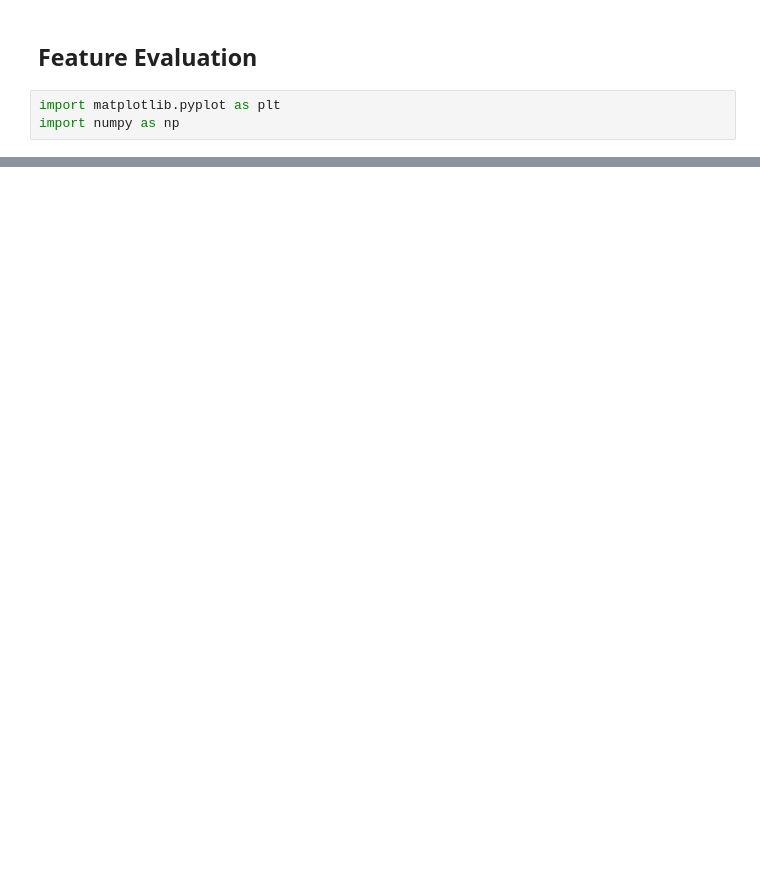
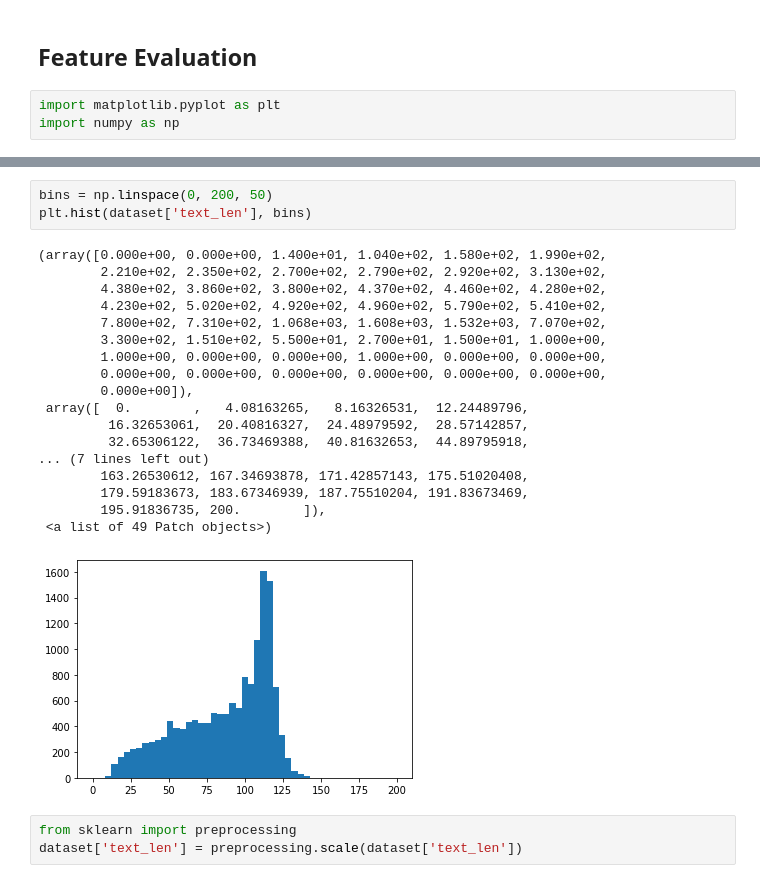
Before and after one commit to bansalrishi/NaturalLanguageProcessing, a Jupyter notebook: Feature Engineering.ipynb, the cells around one changed output, grey strips where cells are left out. Drawn from its saved outputs; the diff is of its cells as text; blank space fills up the shorter version.

```diff
--- a/Feature Engineering.ipynb
+++ b/Feature Engineering.ipynb
@@ -95,0 +96,25 @@ plt.show()
+# %%
+bins = np.linspace(0, 200, 50)
+plt.hist(dataset['text_len'], bins)
+# %% [output]
+(array([0.000e+00, 0.000e+00, 1.400e+01, 1.040e+02, 1.580e+02, 1.990e+02,
+        2.210e+02, 2.350e+02, 2.700e+02, 2.790e+02, 2.920e+02, 3.130e+02,
+        4.380e+02, 3.860e+02, 3.800e+02, 4.370e+02, 4.460e+02, 4.280e+02,
+        4.230e+02, 5.020e+02, 4.920e+02, 4.960e+02, 5.790e+02, 5.410e+02,
+        7.800e+02, 7.310e+02, 1.068e+03, 1.608e+03, 1.532e+03, 7.070e+02,
+        3.300e+02, 1.510e+02, 5.500e+01, 2.700e+01, 1.500e+01, 1.000e+00,
+        1.000e+00, 0.000e+00, 0.000e+00, 1.000e+00, 0.000e+00, 0.000e+00,
+        0.000e+00, 0.000e+00, 0.000e+00, 0.000e+00, 0.000e+00, 0.000e+00,
+        0.000e+00]),
+ array([  0.        ,   4.08163265,   8.16326531,  12.24489796,
+         16.32653061,  20.40816327,  24.48979592,  28.57142857,
+         32.65306122,  36.73469388,  40.81632653,  44.89795918,
+... (7 lines left out)
+        163.26530612, 167.34693878, 171.42857143, 175.51020408,
+        179.59183673, 183.67346939, 187.75510204, 191.83673469,
+        195.91836735, 200.        ]),
+ <a list of 49 Patch objects>)
+[figure, added]
+# %%
+from sklearn import preprocessing
+dataset['text_len'] = preprocessing.scale(dataset['text_len'])
```
Also changed, not shown: parts of 6 cells of this notebook, 2 other files.
